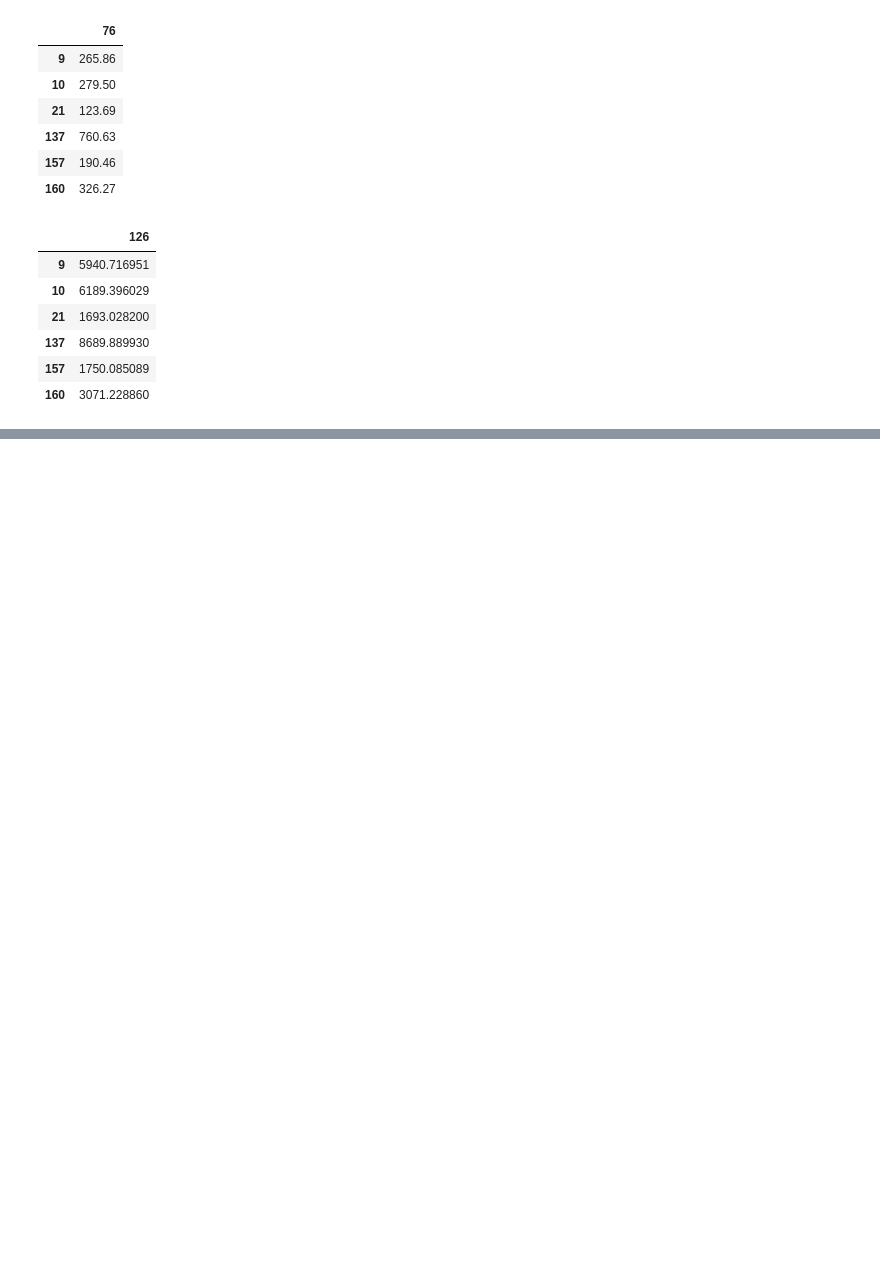
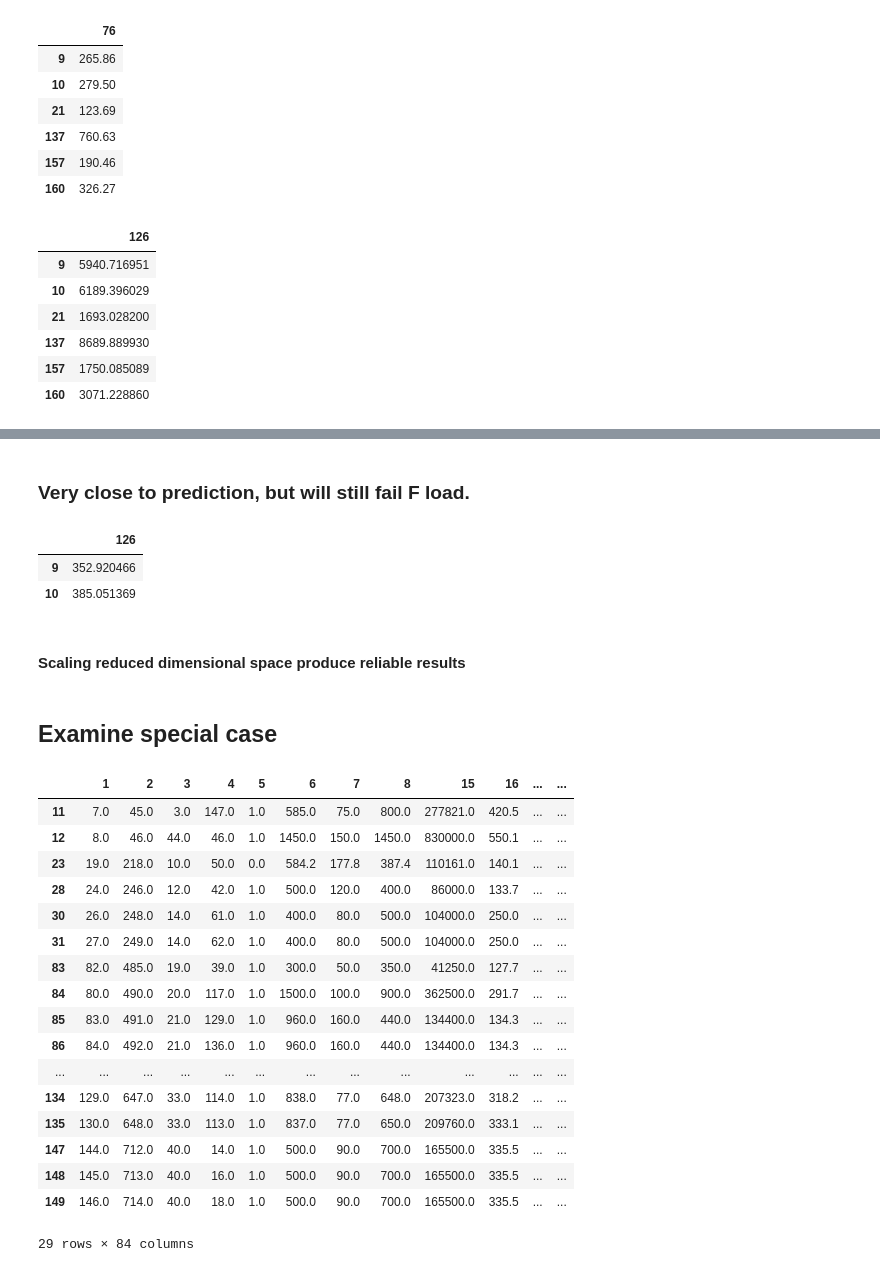
Before and after one commit to adomakor412/MSNT_Thesis_ML_CE, a Jupyter notebook: dfexp_prediction.ipynb, the cells around one changed output, grey strips where cells are left out. Saved outputs shown, nothing was run; the diff lists cells and outputs as text; code cells hidden in the pictures; blank space fills up the shorter version.

Commit message:
results

```diff
--- a/dfexp_prediction.ipynb
+++ b/dfexp_prediction.ipynb
@@ -1453,0 +2067,33 @@ sum_F_pred = sum(df_Failed_F['76']<df_Failed_Output
+# %% [markdown]
+### Very close to prediction, but will still fail F load.
+# %%
+df_Failed_Output.loc[[9,10]]
+# %% [output]
+|  | 126 |
+| 9 | 352.920466 |
+| 10 | 385.051369 |
+# %% [markdown]
+#### Scaling reduced dimensional space produce reliable results
+# %% [markdown]
+## Examine special case
+# %%
+dfexp[dfexp['126']!=dfexp['123']]
+# %% [output]
+|  | 1 | 2 | 3 | 4 | 5 | 6 | 7 | 8 | 15 | 16 | ... | ... |
+| 11 | 7.0 | 45.0 | 3.0 | 147.0 | 1.0 | 585.0 | 75.0 | 800.0 | 277821.0 | 420.5 | ... | ... |
+| 12 | 8.0 | 46.0 | 44.0 | 46.0 | 1.0 | 1450.0 | 150.0 | 1450.0 | 830000.0 | 550.1 | ... | ... |
+| 23 | 19.0 | 218.0 | 10.0 | 50.0 | 0.0 | 584.2 | 177.8 | 387.4 | 110161.0 | 140.1 | ... | ... |
+| 28 | 24.0 | 246.0 | 12.0 | 42.0 | 1.0 | 500.0 | 120.0 | 400.0 | 86000.0 | 133.7 | ... | ... |
+| 30 | 26.0 | 248.0 | 14.0 | 61.0 | 1.0 | 400.0 | 80.0 | 500.0 | 104000.0 | 250.0 | ... | ... |
+| 31 | 27.0 | 249.0 | 14.0 | 62.0 | 1.0 | 400.0 | 80.0 | 500.0 | 104000.0 | 250.0 | ... | ... |
+| 83 | 82.0 | 485.0 | 19.0 | 39.0 | 1.0 | 300.0 | 50.0 | 350.0 | 41250.0 | 127.7 | ... | ... |
+| 84 | 80.0 | 490.0 | 20.0 | 117.0 | 1.0 | 1500.0 | 100.0 | 900.0 | 362500.0 | 291.7 | ... | ... |
+| 85 | 83.0 | 491.0 | 21.0 | 129.0 | 1.0 | 960.0 | 160.0 | 440.0 | 134400.0 | 134.3 | ... | ... |
+| 86 | 84.0 | 492.0 | 21.0 | 136.0 | 1.0 | 960.0 | 160.0 | 440.0 | 134400.0 | 134.3 | ... | ... |
+| ... | ... | ... | ... | ... | ... | ... | ... | ... | ... | ... | ... | ... |
+| 134 | 129.0 | 647.0 | 33.0 | 114.0 | 1.0 | 838.0 | 77.0 | 648.0 | 207323.0 | 318.2 | ... | ... |
+| 135 | 130.0 | 648.0 | 33.0 | 113.0 | 1.0 | 837.0 | 77.0 | 650.0 | 209760.0 | 333.1 | ... | ... |
+| 147 | 144.0 | 712.0 | 40.0 | 14.0 | 1.0 | 500.0 | 90.0 | 700.0 | 165500.0 | 335.5 | ... | ... |
+| 148 | 145.0 | 713.0 | 40.0 | 16.0 | 1.0 | 500.0 | 90.0 | 700.0 | 165500.0 | 335.5 | ... | ... |
+| 149 | 146.0 | 714.0 | 40.0 | 18.0 | 1.0 | 500.0 | 90.0 | 700.0 | 165500.0 | 335.5 | ... | ... |
+29 rows × 84 columns
```
Also changed, not shown: parts of 45 cells of this notebook.
